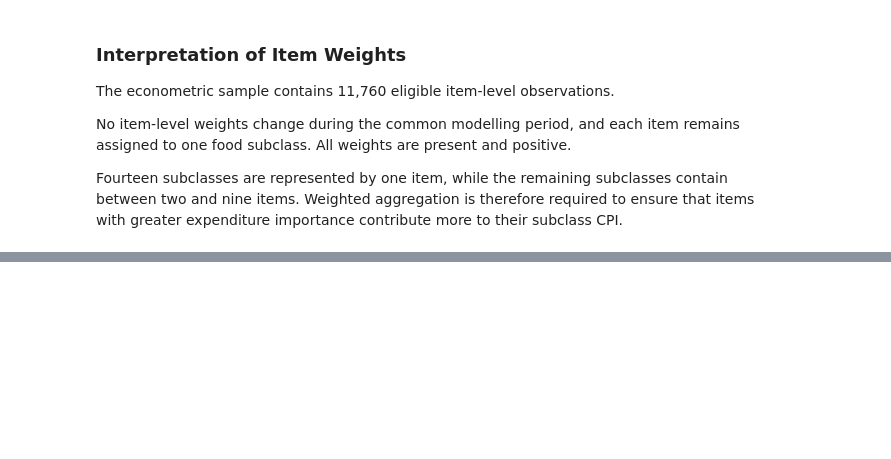
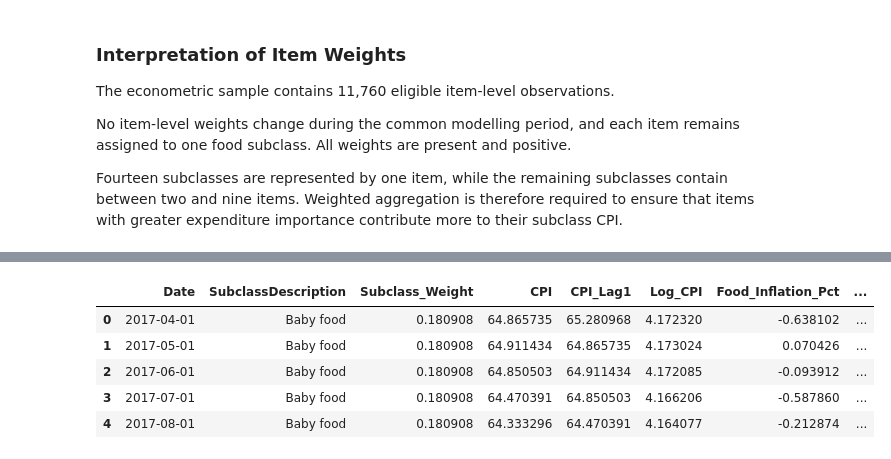
Before and after one commit to MasindiManaga/ERPT_ML_Research, a Jupyter notebook: notebooks/05_Modelling_Data_Preparation.ipynb, the cells around one changed output, grey strips where cells are left out. Drawn from its saved outputs; the diff is of its cells as text; code cells hidden in the pictures; blank space fills up the shorter version.

Commit message:
Category-level Panel Interpretation

```diff
--- a/notebooks/05_Modelling_Data_Preparation.ipynb
+++ b/notebooks/05_Modelling_Data_Preparation.ipynb
@@ -974,0 +1032,24 @@ Fourteen subclasses are represented by one item, while the remaining subclasses
+# %%
+# calculate category CPI and food inflation
+category_model_data["CPI"] = (
+    category_model_data["Weighted_CPI_Sum"]
+    / category_model_data["Subclass_Weight"]
+)
+
+category_model_data["CPI_Lag1"] = (
+    category_model_data["Weighted_CPI_Lag1_Sum"]
+    / category_model_data["Subclass_Weight"]
+)
+
+category_model_data["Log_CPI"] = np.log(
+    category_model_data["CPI"]
+)
+
+category_model_data["Food_Inflation_Pct"] = 100 * (
+    np.log(category_model_data["CPI"])
+    - np.log(category_model_data["CPI_Lag1"])
+)
+
+category_model_data = category_model_data.sort_values(
+    ["SubclassDescription", "Date"]
+).reset_index(drop=True)
@@ -974,0 +1114,23 @@ Fourteen subclasses are represented by one item, while the remaining subclasses
+# %%
+# preview the category-level data
+category_model_data[
+    [
+        "Date",
+        "SubclassDescription",
+        "Subclass_Weight",
+        "CPI",
+        "CPI_Lag1",
+        "Log_CPI",
+        "Food_Inflation_Pct",
+        "Log_ExchangeRate",
+        "ExchangeRate_Positive_Cumulative_Pct",
+        "ExchangeRate_Negative_Cumulative_Pct"
+    ]
+].head()
+# %% [output]
+|  | Date | SubclassDescription | Subclass_Weight | CPI | CPI_Lag1 | Log_CPI | Food_Inflation_Pct | ... |
+| 0 | 2017-04-01 | Baby food | 0.180908 | 64.865735 | 65.280968 | 4.172320 | -0.638102 | ... |
+| 1 | 2017-05-01 | Baby food | 0.180908 | 64.911434 | 64.865735 | 4.173024 | 0.070426 | ... |
+| 2 | 2017-06-01 | Baby food | 0.180908 | 64.850503 | 64.911434 | 4.172085 | -0.093912 | ... |
+| 3 | 2017-07-01 | Baby food | 0.180908 | 64.470391 | 64.850503 | 4.166206 | -0.587860 | ... |
+| 4 | 2017-08-01 | Baby food | 0.180908 | 64.333296 | 64.470391 | 4.164077 | -0.212874 | ... |
```
Also changed, not shown: parts of 4 cells of this notebook.
